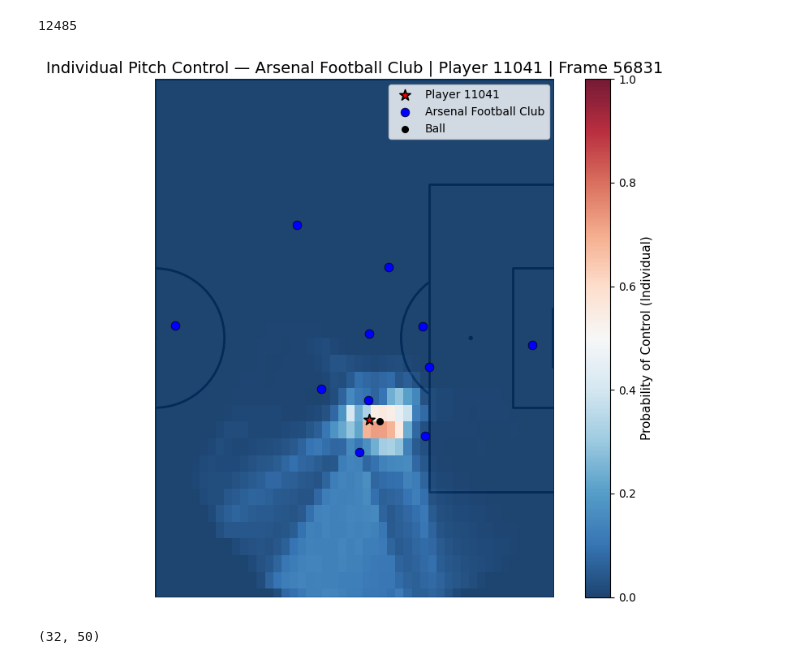
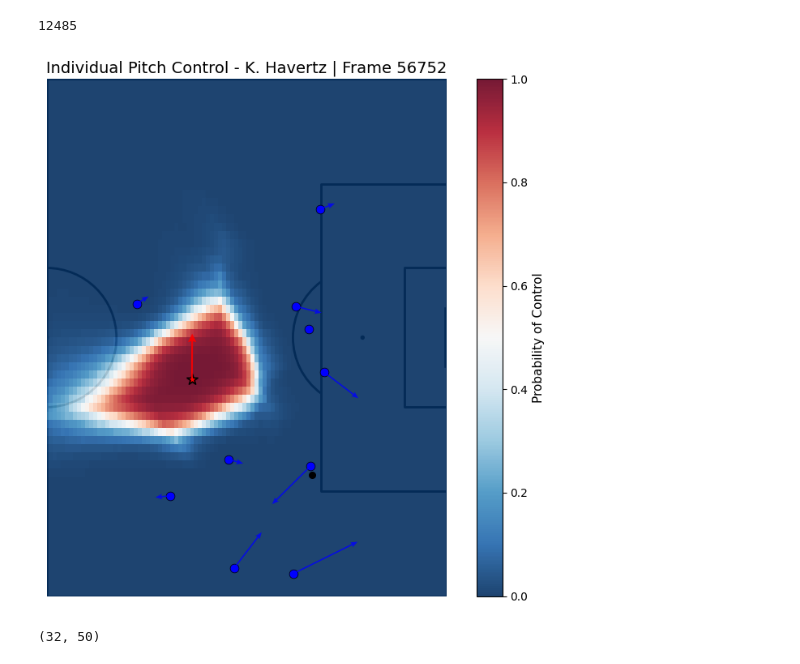
Before and after one commit to TustiWutsi/player_pitch_control_clustering, a Jupyter notebook: data_preparation.ipynb, the cells around one changed output. Cells and saved outputs as stored; diff of their text form; code cells hidden in the pictures.

Commit message:
add plots for demo

```diff
--- a/data_preparation.ipynb
+++ b/data_preparation.ipynb
@@ -1638,7 +1652,7 @@ def plot_individual_pitch_control(
     pitch_length=105,
     pitch_width=68,
     resolution=3,
-    arrow_scale=3,
+    arrow_scale=1,
     half_pitch=False
 ):
     """
@@ -1724,7 +1738,7 @@ def plot_individual_pitch_control(
 
     # ---- 6. Barre de couleur ----
     cbar = plt.colorbar(pcm, ax=ax, fraction=0.046, pad=0.04)
-    cbar.set_label("Probability of Control (Individual)", fontsize=11)
+    cbar.set_label("Probability of Control", fontsize=11)
 
     # ---- 7. Scatter du joueur + adversaires ----
     def extract_xyv(players):
@@ -1746,15 +1760,15 @@ def plot_individual_pitch_control(
         ax=ax, edgecolors="black", linewidth=0.5, zorder=5
     )
 
-    ## ---- 8. Flèches de vitesse ----
-    #pitch.arrows(
-    #    att_x, att_y, att_x + att_vx * arrow_scale, att_y + att_vy * arrow_scale,
-    #    color="red", ax=ax, width=1.5, headwidth=5, alpha=0.9, zorder=7
-    #)
-    #pitch.arrows(
-    #    def_x, def_y, def_x + def_vx * arrow_scale, def_y + def_vy * arrow_scale,
-    #    color="blue", ax=ax, width=1.2, headwidth=4, alpha=0.8, zorder=5
-    #)
+    # ---- 8. Flèches de vitesse ----
+    pitch.arrows(
+        att_x, att_y, att_x + att_vx * arrow_scale, att_y + att_vy * arrow_scale,
+        color="red", ax=ax, width=1.5, headwidth=5, alpha=0.9, zorder=7
+    )
+    pitch.arrows(
+        def_x, def_y, def_x + def_vx * arrow_scale, def_y + def_vy * arrow_scale,
+        color="blue", ax=ax, width=1.2, headwidth=4, alpha=0.8, zorder=5
+    )
 
     # ---- 9. Ballon ----
     if {"ball_x", "ball_y"}.issubset(home_tracking.columns):
@@ -1774,9 +1788,9 @@ def plot_individual_pitch_control(
 
     # ---- 11. Mise en forme finale ----
     team_label = att_team_name if player_team == 'home' else def_team_name
-    plt.legend(loc="upper right")
+    #plt.legend(loc="upper right")
     plt.title(
-        f"Individual Pitch Control — {team_label} | Player {player_id} | Frame {frame}",
+        f"Individual Pitch Control - K. Havertz | Frame {frame}",
         fontsize=14
     )
     plt.tight_layout()
@@ -1785,18 +1799,18 @@ def plot_individual_pitch_control(
     return P_player_grid
 # %%
 P_individual = plot_individual_pitch_control(
-    player_id=11041,
-    frame=56831,
+    player_id=12485,
+    frame=56752,
     home_tracking=home_tr,
     away_tracking=away_tr,
     home_players=home_players,
     away_players=away_players,
     params=params,
-    resolution=1,
+    resolution=2,
     half_pitch=True
 )
 # %% [output]
-[figure, old version]
+[figure, new version]
 # %%
 P_individual.shape
 # %% [output]
```
Also changed, not shown: parts of 18 cells of this notebook, 1 other file.
